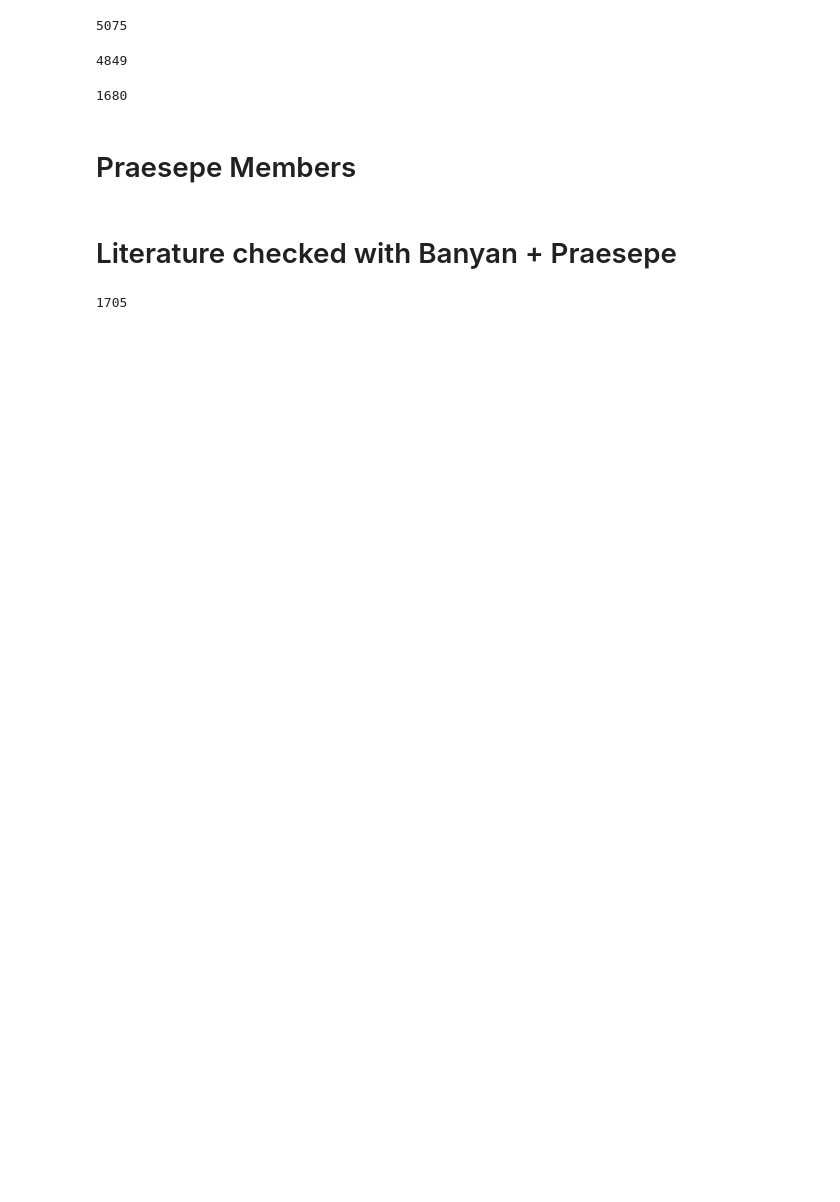
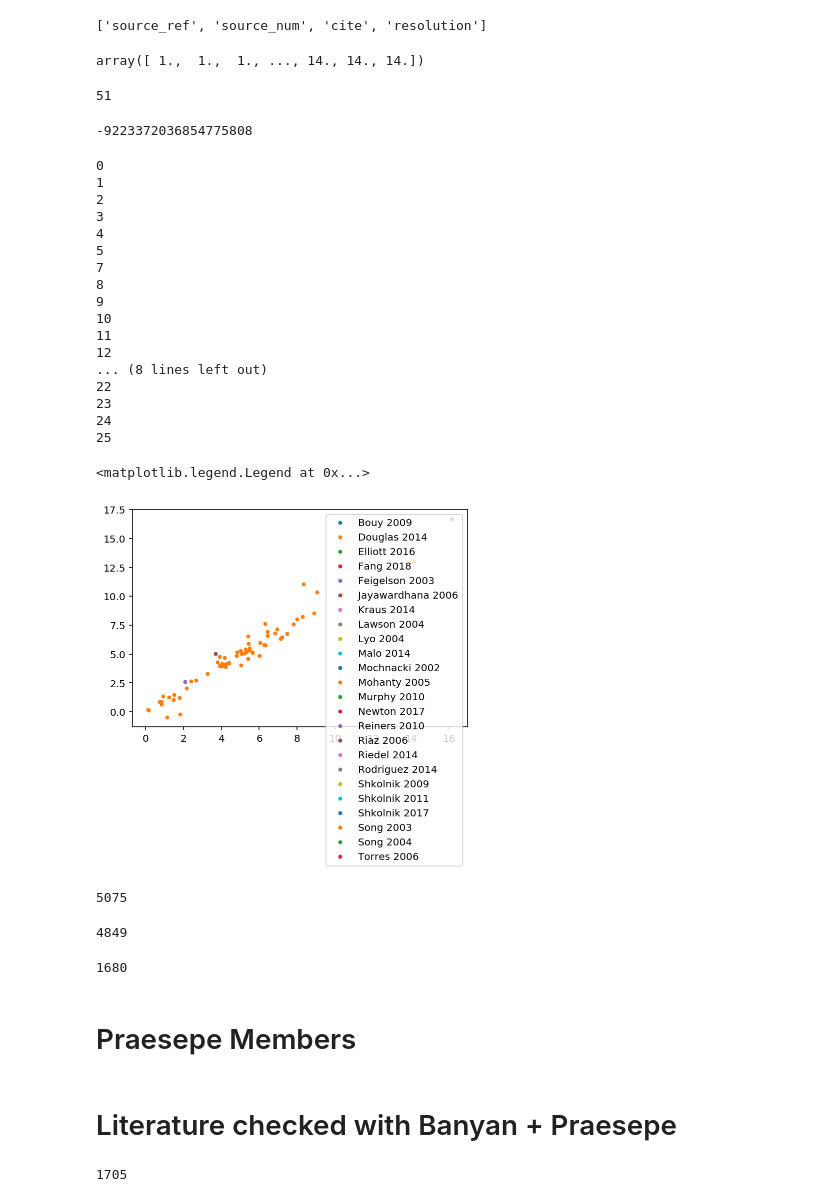
Before and after one commit to rkiman/M-dwarfs-Age-Activity-Relation, a Jupyter notebook: Banyan.ipynb, the cells around one changed output. Drawn from its saved outputs; the diff is of its cells as text; code cells hidden in the pictures; blank space fills up the shorter version.

```diff
--- a/Banyan.ipynb
+++ b/Banyan.ipynb
@@ -14,2 +14,52 @@ import astropy.units as u
+# %%
+mg_mlsdss = fits.open('Catalogs/mactivity_movinggroups_gaia_mlsdss.fits')
+# %%
+mg_ref = Table.read('Catalogs/moving_groups_ref.csv',format='csv')
+source_ref_table = Table.read('Catalogs/source_ref.csv',format='csv')
+# %%
+source_ref_table.colnames
+# %% [output]
+['source_ref', 'source_num', 'cite', 'resolution']
+# %%
+mg_mlsdss[1].data['source_num']
+# %% [output]
+array([ 1.,  1.,  1., ..., 14., 14., 14.])
+# %%
+len(mg_mlsdss[1].data['source_num'][mg_mlsdss[1].data['source_num']==5])
+# %% [output]
+51
+# %%
+mg_mlsdss[1].data['source_id_2'][3]
+# %% [output]
+-9223372036854775808
+# %%
+for i in range(len(source_ref['source_num'])):
+    x = source_ref_table['source_num'][i]
+    if((x in mg_mlsdss[1].data['source_num']) and (mg_mlsdss[1].data['source_id_2'][mg_mlsdss[1].data['source_num']==x][0]<0)):
+        print(x)
+        mask = mg_mlsdss[1].data['source_num'] == x
+        plt.errorbar(mg_mlsdss[1].data['ewha_1'][mask],mg_mlsdss[1].data['EWHA_2'][mask],
+                     label=source_ref_table['source_ref'][i],fmt='.')
+plt.legend()
+# %% [output]
+0
+1
+2
+3
+4
+5
+7
+8
+9
+10
+11
+12
+... (8 lines left out)
+22
+23
+24
+25
+<matplotlib.legend.Legend at 0x...>
+[figure, added]
 # %%
 mg = fits.open('Catalogs/mactivity_movinggroups_gaia.fits')
```
Also changed, not shown: parts of 2 cells of this notebook, 1 other file.
